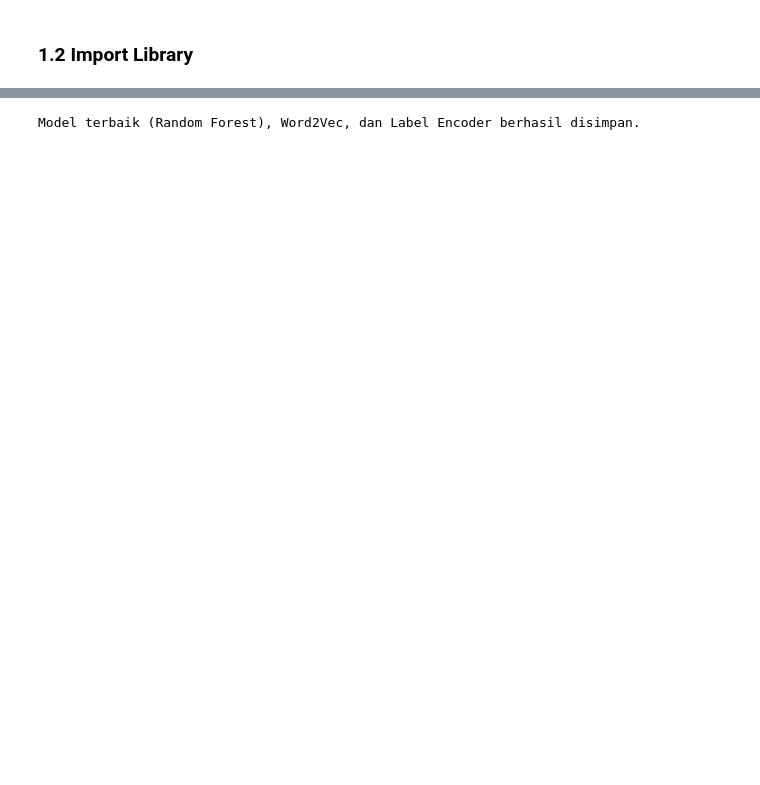
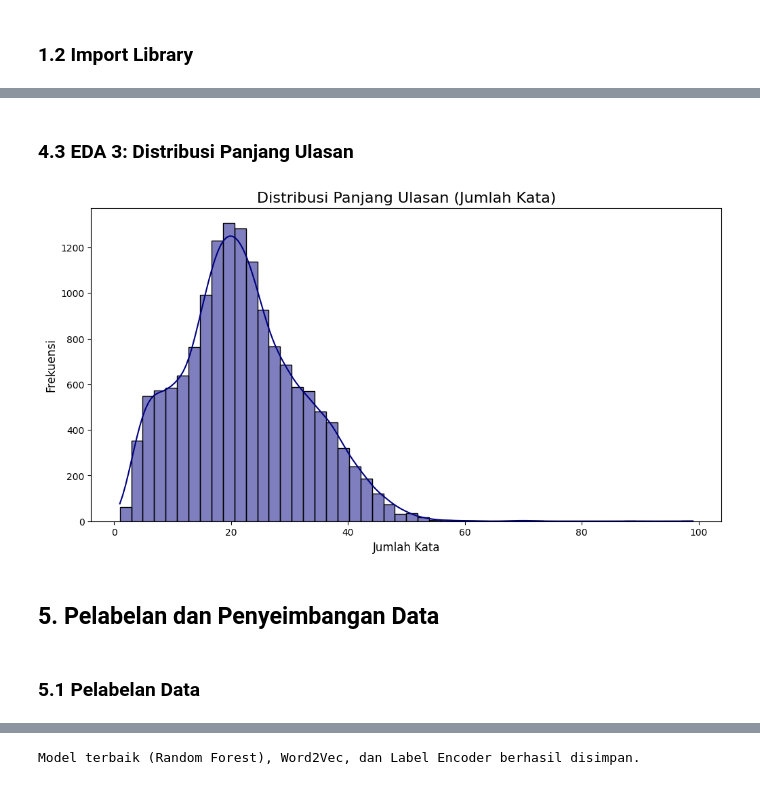
Before and after one commit to husainfadhlillah/dicoding-AppProductReview-SentimentAnalysis, a Jupyter notebook: Analisis Sentimen_Muhammad Husain Fadhlillah/pelatihan_model.ipynb, the cells around one changed output, grey strips where cells are left out. Drawn from its saved outputs; the diff is of its cells as text; code cells hidden in the pictures; blank space fills up the shorter version.

```diff
--- a/Analisis Sentimen_Muhammad Husain Fadhlillah/pelatihan_model.ipynb
+++ b/Analisis Sentimen_Muhammad Husain Fadhlillah/pelatihan_model.ipynb
@@ -275,0 +238,19 @@ Penyeimbangan data selesai.
+# %% [markdown]
+### 4.3 EDA 3: Distribusi Panjang Ulasan
+# %%
+# Menghitung panjang setiap ulasan (berdasarkan jumlah kata)
+df_clean['review_length'] = df_clean['processed_text'].apply(lambda x: len(x.split()))
+
+# Visualisasi distribusi panjang ulasan
+plt.figure(figsize=(12, 6))
+sns.histplot(df_clean['review_length'], bins=50, kde=True, color='navy')
+plt.title('Distribusi Panjang Ulasan (Jumlah Kata)', fontsize=16)
+plt.xlabel('Jumlah Kata', fontsize=12)
+plt.ylabel('Frekuensi', fontsize=12)
+plt.show()
+# %% [output]
+[figure, added]
+# %% [markdown]
+## **5. Pelabelan dan Penyeimbangan Data**
+# %% [markdown]
+### 5.1 Pelabelan Data
```
Also changed, not shown: parts of 56 cells of this notebook.
